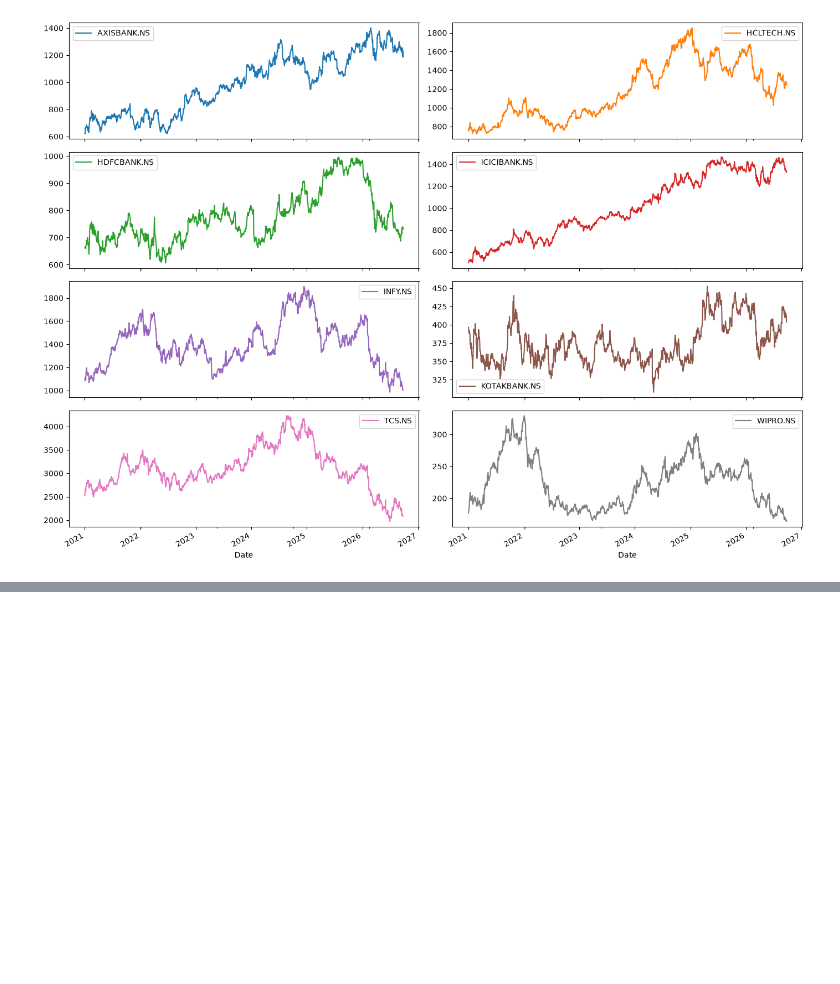
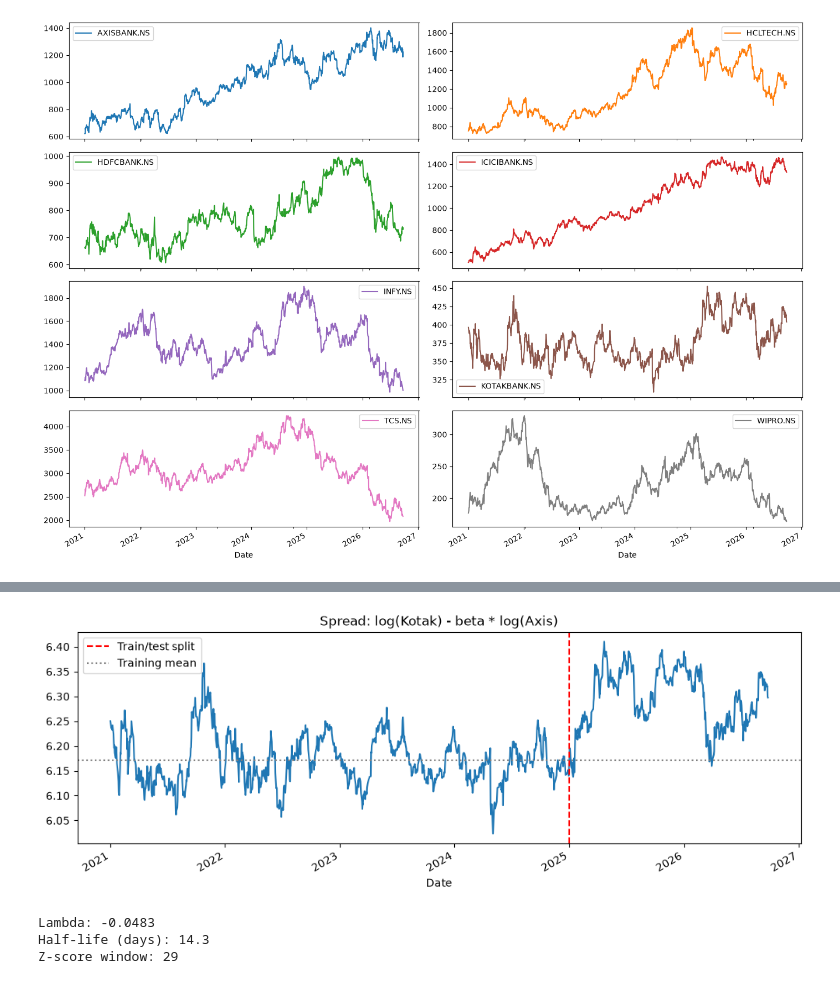
Before and after one commit to mystic0196/pairs-trading, a Jupyter notebook: notebooks/analysis.ipynb, the cells around one changed output, grey strips where cells are left out. Cells and saved outputs as stored; diff of their text form; code cells hidden in the pictures; blank space fills up the shorter version.

Commit message:
Pair Screening, SBI Canara, analysis, z-score signals

```diff
--- a/notebooks/analysis.ipynb
+++ b/notebooks/analysis.ipynb
@@ -26,0 +82,24 @@ plt.show()
+# %%
+spread = logp[A] - beta * logp[B]
+
+spread.plot(figsize=(12, 4), title="Spread: log(Kotak) - beta * log(Axis)")
+plt.axvline(pd.Timestamp(split), color="red", linestyle="--", label="Train/test split")
+plt.axhline(spread[spread.index < split].mean(), color="grey", linestyle=":", label="Training mean")
+plt.legend()
+plt.savefig("../charts/spread.png", dpi=150, bbox_inches="tight")
+plt.show()
+# %% [output]
+[figure, added]
+# %%
+s = spread[spread.index < split]
+lagged = sm.add_constant(s.shift(1).dropna())
+lam = sm.OLS(s.diff().dropna(), lagged).fit().params.iloc[1]
+half_life = -np.log(2) / lam
+window = int(np.clip(round(2 * half_life), 20, 60))
+print("Lambda:", round(lam, 4))
+print("Half-life (days):", round(half_life, 1))
+print("Z-score window:", window)
+# %% [output]
+Lambda: -0.0483
+Half-life (days): 14.3
+Z-score window: 29
```
Also changed, not shown: parts of 11 cells of this notebook, 6 other files.
